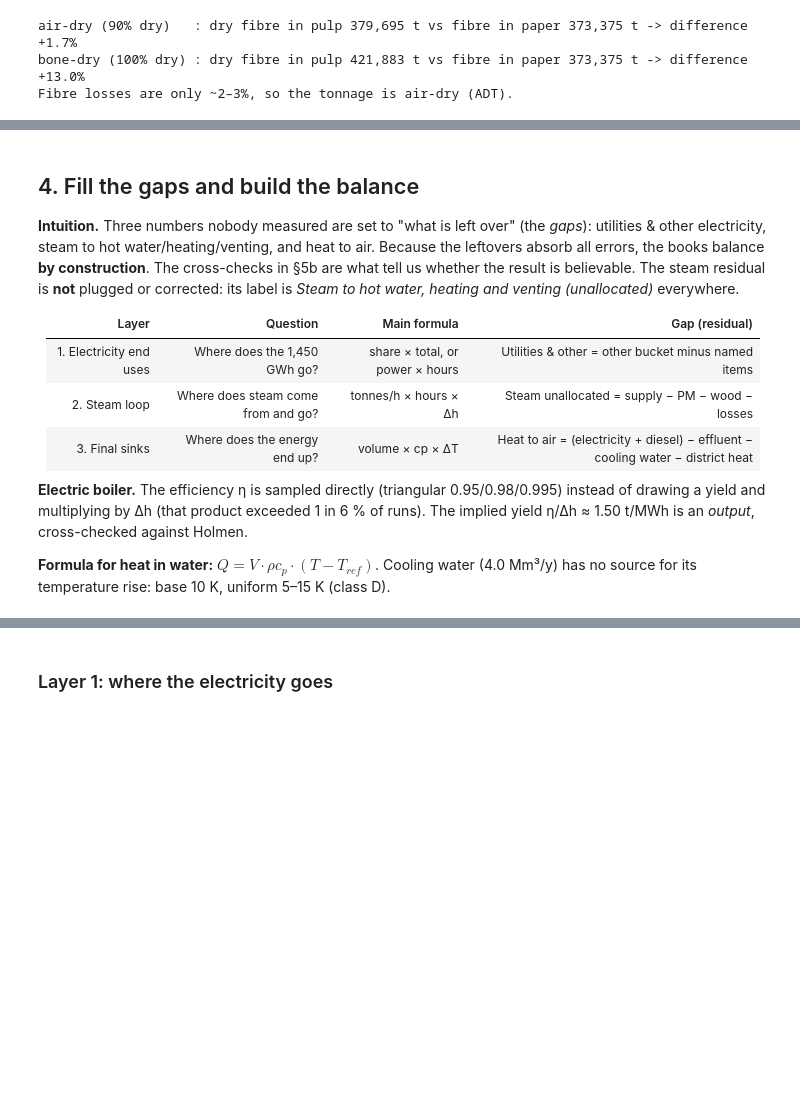
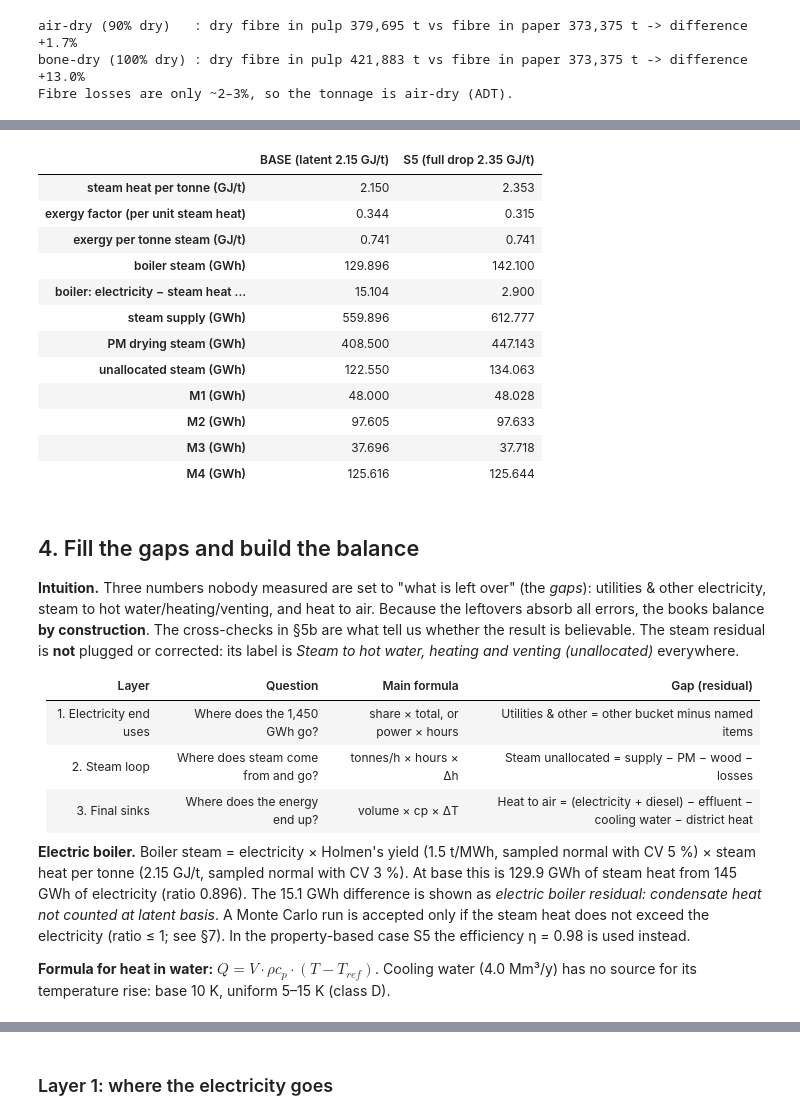
Before and after one commit to viediananda/mfa-energy, a Jupyter notebook: notebooks/02_model.ipynb, the cells around one changed output, grey strips where cells are left out. Cells and saved outputs as stored; diff of their text form; code cells hidden in the pictures; blank space fills up the shorter version.

```diff
--- a/notebooks/02_model.ipynb
+++ b/notebooks/02_model.ipynb
@@ -273,5 +284,31 @@ Fibre losses are only ~2–3%, so the tonnage is air-dry (ADT).
 
 **Conflict 6: TMP specific energy.** The 70 % share gives 2,406 kWh/t, 12 % above Holmen's normal 1,500–2,000 (+150 auxiliaries). Either the share, the tonnage basis or 2023 operation (many stops) differs. It is shown as a cross-check and as scenario S6; the "gap" lever is conditional on the 70 % share being right.
+# %%
+b = evaluate(dict(BASE))   # base run (also used in §4)
+# Same steam, two conventions: bookkeeping changes, exergy per tonne and the measures do not
+from hallsta_mfa.model import PROPERTY_BASED
+alt = evaluate({**BASE, **PROPERTY_BASED})      # sensitivity case S5
+conv_cmp = pd.DataFrame({
+  'BASE (latent 2.15 GJ/t)': [b['dh']*3.6, b['fx_steam'], b['fx_steam']*b['dh']*3.6, b['st_EB'], b['loss_EB'], b['st_supply'], b['st_PM'], b['st_HW'], b['M1'], b['M2'], b['M3'], b['M4']],
+  'S5 (full drop 2.35 GJ/t)': [alt['dh']*3.6, alt['fx_steam'], alt['fx_steam']*alt['dh']*3.6, alt['st_EB'], alt['loss_EB'], alt['st_supply'], alt['st_PM'], alt['st_HW'], alt['M1'], alt['M2'], alt['M3'], alt['M4']]},
+  index=['steam heat per tonne (GJ/t)', 'exergy factor (per unit steam heat)', 'exergy per tonne steam (GJ/t)', 'boiler steam (GWh)',
+         'boiler: electricity − steam heat (GWh)', 'steam supply (GWh)', 'PM drying steam (GWh)', 'unallocated steam (GWh)',
+         'M1 (GWh)', 'M2 (GWh)', 'M3 (GWh)', 'M4 (GWh)'])
+conv_cmp.style.format('{:,.3f}')
+# %% [output]
+|  | BASE (latent 2.15 GJ/t) | S5 (full drop 2.35 GJ/t) |
+| steam heat per tonne (GJ/t) | 2.150 | 2.353 |
+| exergy factor (per unit steam heat) | 0.344 | 0.315 |
+| exergy per tonne steam (GJ/t) | 0.741 | 0.741 |
+| boiler steam (GWh) | 129.896 | 142.100 |
+| boiler: electricity − steam heat ... | 15.104 | 2.900 |
+| steam supply (GWh) | 559.896 | 612.777 |
+| PM drying steam (GWh) | 408.500 | 447.143 |
+| unallocated steam (GWh) | 122.550 | 134.063 |
+| M1 (GWh) | 48.000 | 48.028 |
+| M2 (GWh) | 97.605 | 97.633 |
+| M3 (GWh) | 37.696 | 37.718 |
+| M4 (GWh) | 125.616 | 125.644 |
 # %% [markdown]
 ## 4. Fill the gaps and build the balance
 **Intuition.** Three numbers nobody measured are set to "what is left over" (the *gaps*): utilities & other electricity, steam to hot water/heating/venting, and heat to air. Because the leftovers absorb all errors, the books balance **by construction**. The cross-checks in §5b are what tell us whether the result is believable. The steam residual is **not** plugged or corrected: its label is *Steam to hot water, heating and venting (unallocated)* everywhere.
@@ -282,7 +319,7 @@ Fibre losses are only ~2–3%, so the tonnage is air-dry (ADT).
 | 2. Steam loop | Where does steam come from and go? | tonnes/h × hours × Δh | Steam unallocated = supply − PM − wood − losses |
 | 3. Final sinks | Where does the energy end up? | volume × cp × ΔT | Heat to air = (electricity + diesel) − effluent − cooling water − district heat |
 
-**Electric boiler.** The efficiency η is sampled directly (triangular 0.95/0.98/0.995) instead of drawing a yield and multiplying by Δh (that product exceeded 1 in 6 % of runs). The implied yield η/Δh ≈ 1.50 t/MWh is an *output*, cross-checked against Holmen.
+**Electric boiler.** Boiler steam = electricity × Holmen's yield (1.5 t/MWh, sampled normal with CV 5 %) × steam heat per tonne (2.15 GJ/t, sampled normal with CV 3 %). At base this is 129.9 GWh of steam heat from 145 GWh of electricity (ratio 0.896). The 15.1 GWh difference is shown as *electric boiler residual: condensate heat not counted at latent basis*. A Monte Carlo run is accepted only if the steam heat does not exceed the electricity (ratio ≤ 1; see §7). In the property-based case S5 the efficiency η = 0.98 is used instead.
 
 **Formula for heat in water:** $Q = V \cdot \rho c_p \cdot (T - T_{ref})$. Cooling water (4.0 Mm³/y) has no source for its temperature rise: base 10 K, uniform 5–15 K (class D).
 # %%
```
Also changed, not shown: parts of 38 cells of this notebook, 31 other files.
